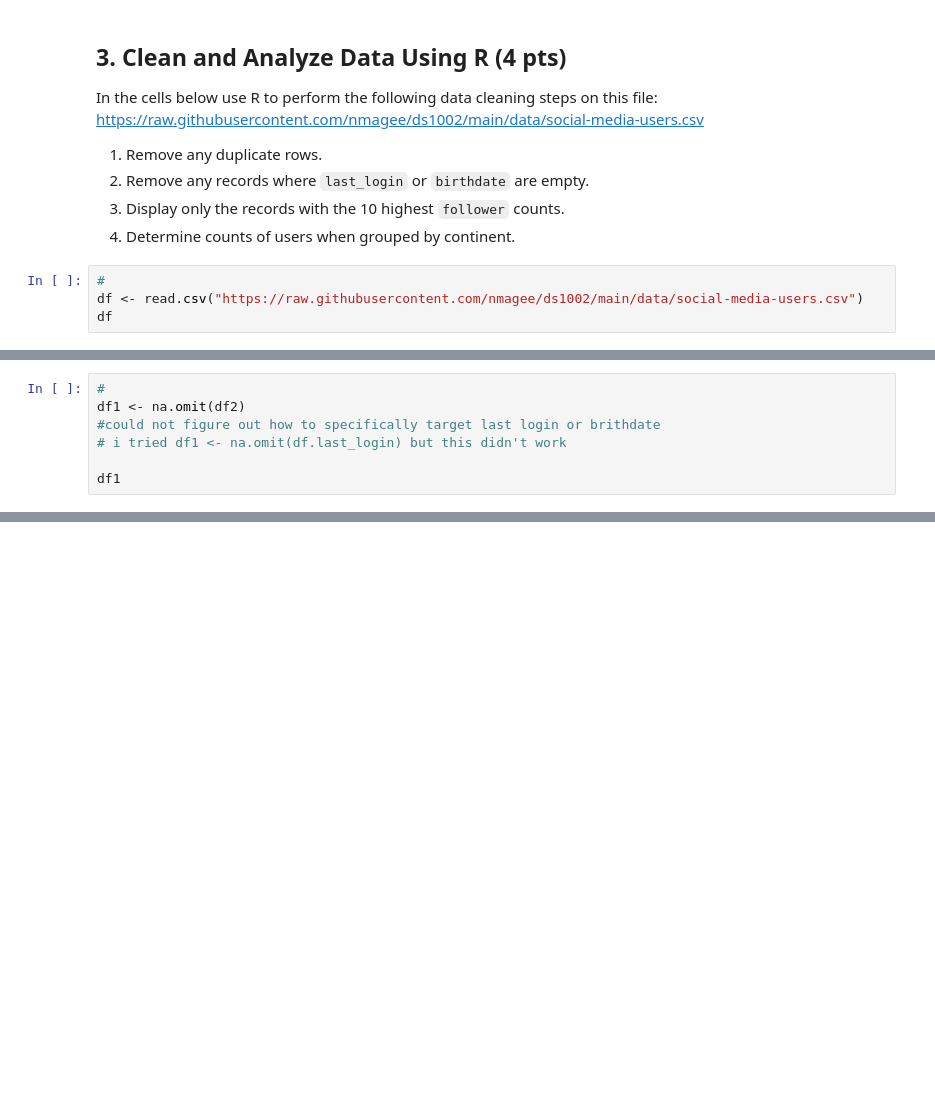
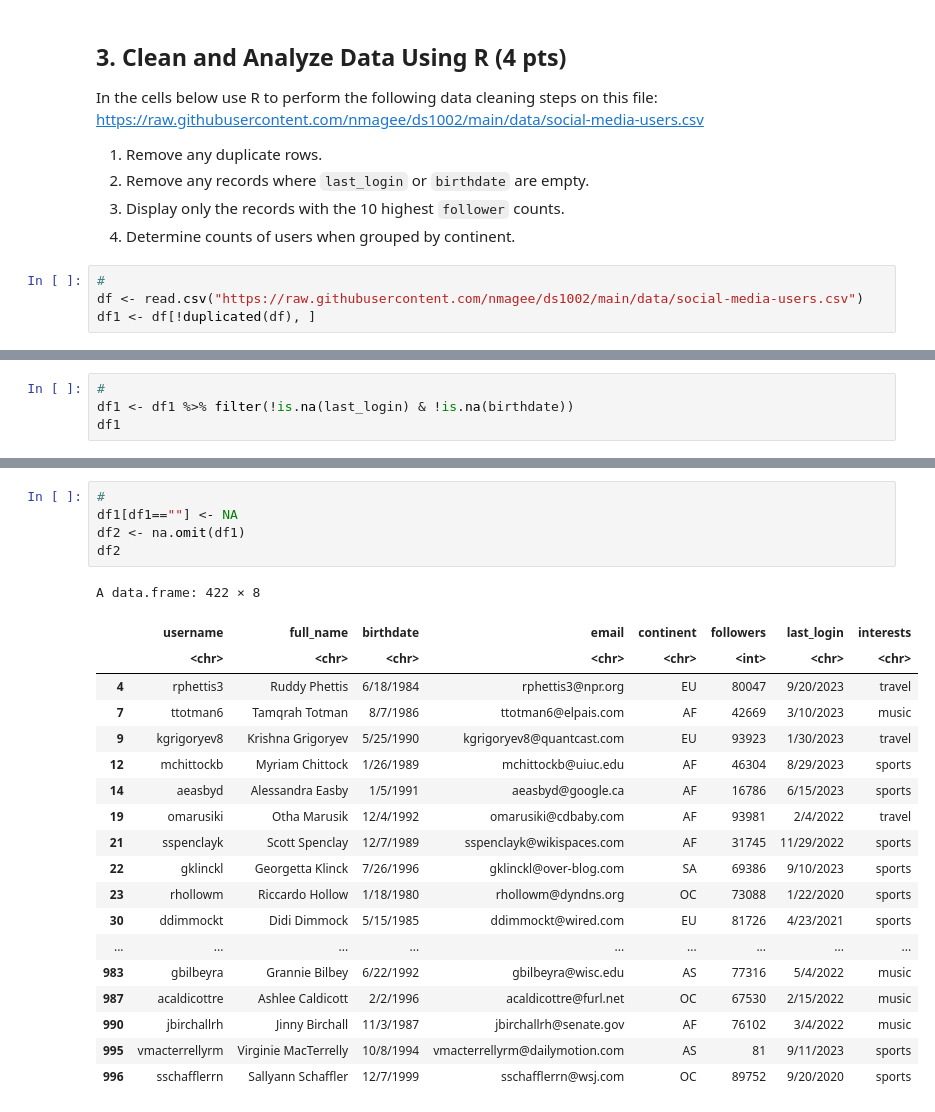
Before and after one commit to alkalink1/ds1002-eju2pk, a Jupyter notebook: homework/week-15.ipynb, the cells around one changed output, grey strips where cells are left out. Cells and saved outputs as stored; diff of their text form; blank space fills up the shorter version.

```diff
--- a/homework/week-15.ipynb
+++ b/homework/week-15.ipynb
@@ -90,4 +80,4 @@ https://raw.githubusercontent.com/nmagee/ds1002/main/data/social-media-users.csv
 # %%
 #
 df <- read.csv("https://raw.githubusercontent.com/nmagee/ds1002/main/data/social-media-users.csv")
-df
+df1 <- df[!duplicated(df), ]
@@ -96,7 +83,0 @@ df2 <- df[!duplicated(df), ]
-# %%
-#
-df1 <- na.omit(df2)
-#could not figure out how to specifically target last login or brithdate
-# i tried df1 <- na.omit(df.last_login) but this didn't work
-
-df1
@@ -145,0 +84,4 @@ order(df1$follower,decreasing = TRUE)
+# %%
+#
+df1 <- df1 %>% filter(!is.na(last_login) & !is.na(birthdate))
+df1
@@ -145,0 +108,25 @@ order(df1$follower,decreasing = TRUE)
+# %%
+#
+df1[df1==""] <- NA
+df2 <- na.omit(df1)
+df2
+# %% [output]
+A data.frame: 422 × 8
+|  | username | full_name | birthdate | email | continent | followers | last_login | interests |
+|  | <chr> | <chr> | <chr> | <chr> | <chr> | <int> | <chr> | <chr> |
+| 4 | rphettis3 | Ruddy Phettis | 6/18/1984 | rphettis3@npr.org | EU | 80047 | 9/20/2023 | travel |
+| 7 | ttotman6 | Tamqrah Totman | 8/7/1986 | ttotman6@elpais.com | AF | 42669 | 3/10/2023 | music |
+| 9 | kgrigoryev8 | Krishna Grigoryev | 5/25/1990 | kgrigoryev8@quantcast.com | EU | 93923 | 1/30/2023 | travel |
+| 12 | mchittockb | Myriam Chittock | 1/26/1989 | mchittockb@uiuc.edu | AF | 46304 | 8/29/2023 | sports |
+| 14 | aeasbyd | Alessandra Easby | 1/5/1991 | aeasbyd@google.ca | AF | 16786 | 6/15/2023 | sports |
+| 19 | omarusiki | Otha Marusik | 12/4/1992 | omarusiki@cdbaby.com | AF | 93981 | 2/4/2022 | travel |
+| 21 | sspenclayk | Scott Spenclay | 12/7/1989 | sspenclayk@wikispaces.com | AF | 31745 | 11/29/2022 | sports |
+| 22 | gklinckl | Georgetta Klinck | 7/26/1996 | gklinckl@over-blog.com | SA | 69386 | 9/10/2023 | sports |
+| 23 | rhollowm | Riccardo Hollow | 1/18/1980 | rhollowm@dyndns.org | OC | 73088 | 1/22/2020 | sports |
+| 30 | ddimmockt | Didi Dimmock | 5/15/1985 | ddimmockt@wired.com | EU | 81726 | 4/23/2021 | sports |
+| ... | ... | ... | ... | ... | ... | ... | ... | ... |
+| 983 | gbilbeyra | Grannie Bilbey | 6/22/1992 | gbilbeyra@wisc.edu | AS | 77316 | 5/4/2022 | music |
+| 987 | acaldicottre | Ashlee Caldicott | 2/2/1996 | acaldicottre@furl.net | OC | 67530 | 2/15/2022 | music |
+| 990 | jbirchallrh | Jinny Birchall | 11/3/1987 | jbirchallrh@senate.gov | AF | 76102 | 3/4/2022 | music |
+| 995 | vmacterrellyrm | Virginie MacTerrelly | 10/8/1994 | vmacterrellyrm@dailymotion.com | AS | 81 | 9/11/2023 | sports |
+| 996 | sschafflerrn | Sallyann Schaffler | 12/7/1999 | sschafflerrn@wsj.com | OC | 89752 | 9/20/2020 | sports |
```
Also changed, not shown: parts of 12 cells of this notebook.
